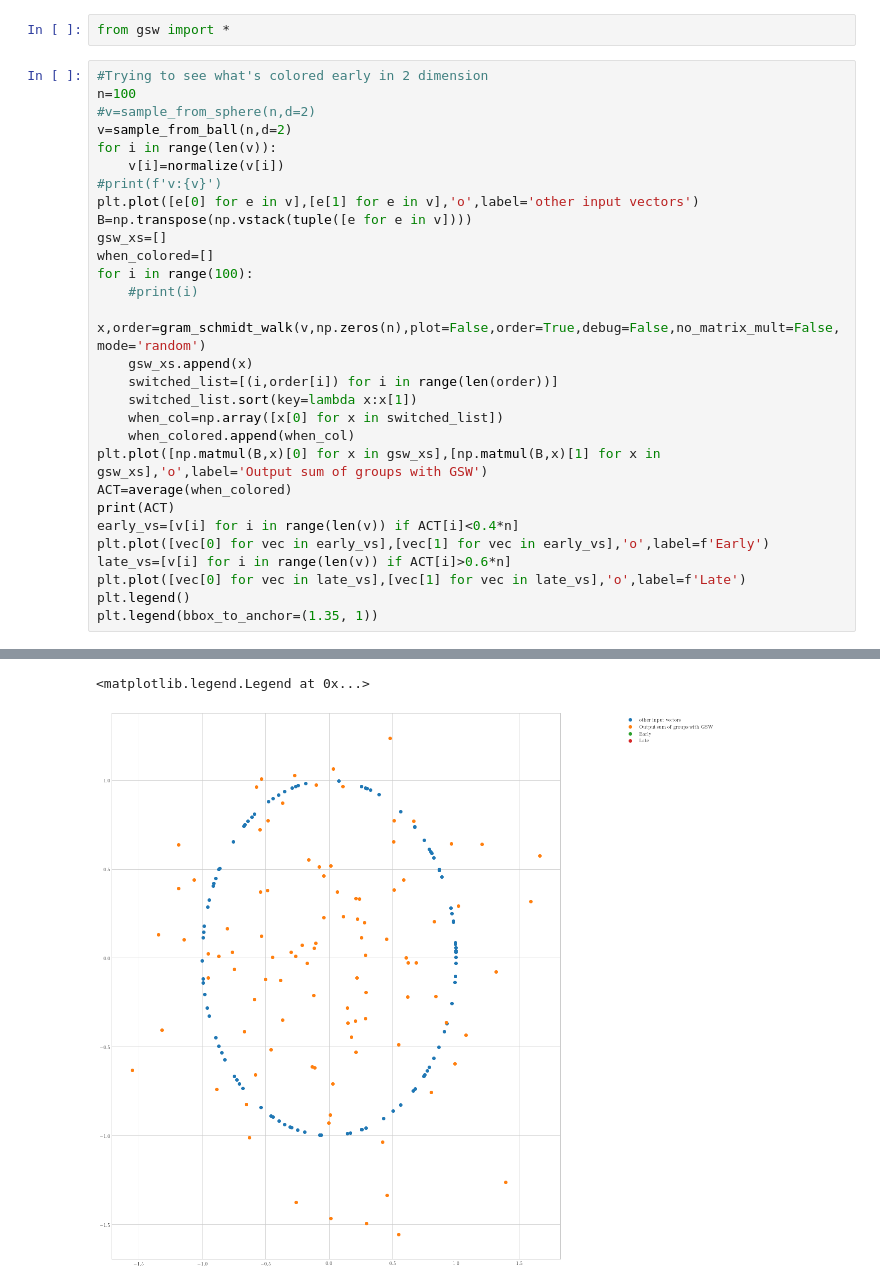
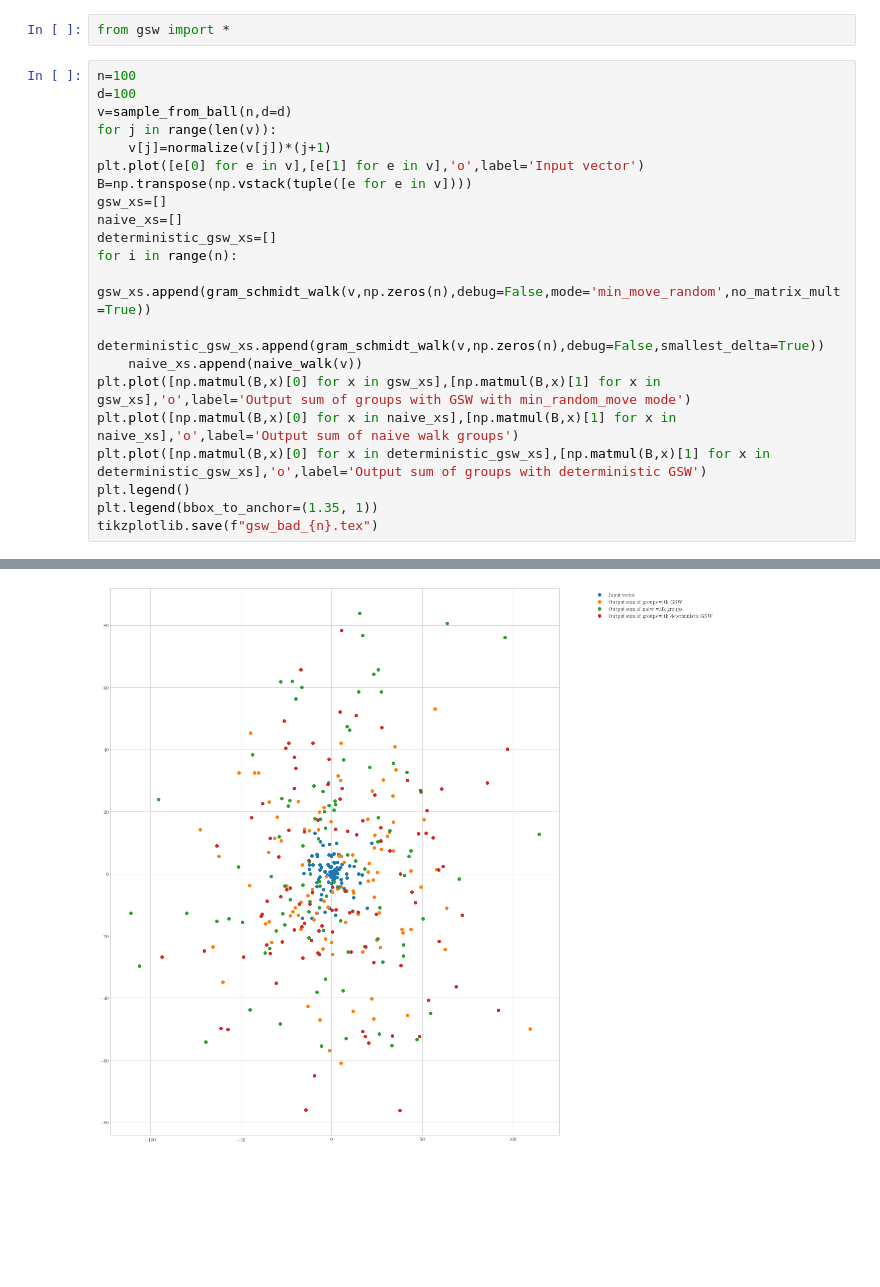
Before and after one commit to gbossy/GSWalk, a Jupyter notebook: Untitled1.ipynb, the cells around one changed output, grey strips where cells are left out. Drawn from its saved outputs; the diff is of its cells as text; blank space fills up the shorter version.

```diff
--- a/Untitled1.ipynb
+++ b/Untitled1.ipynb
@@ -1,32 +1,24 @@
 # %%
 from gsw import *
 # %%
-#Trying to see what's colored early in 2 dimension
 n=100
-#v=sample_from_sphere(n,d=2)
-v=sample_from_ball(n,d=2)
-for i in range(len(v)):
-    v[i]=normalize(v[i])
-#print(f'v:{v}')
-plt.plot([e[0] for e in v],[e[1] for e in v],'o',label='other input vectors')
+d=100
+v=sample_from_ball(n,d=d)
+for j in range(len(v)):
+    v[j]=normalize(v[j])*(j+1)
+plt.plot([e[0] for e in v],[e[1] for e in v],'o',label='Input vector')
 B=np.transpose(np.vstack(tuple([e for e in v])))
 gsw_xs=[]
-when_colored=[]
-for i in range(100):
-    #print(i)
-    x,order=gram_schmidt_walk(v,np.zeros(n),plot=False,order=True,debug=False,no_matrix_mult=False,mode='random')
-    gsw_xs.append(x)
-    switched_list=[(i,order[i]) for i in range(len(order))]
-    switched_list.sort(key=lambda x:x[1])
-    when_col=np.array([x[0] for x in switched_list])
-    when_colored.append(when_col)
-plt.plot([np.matmul(B,x)[0] for x in gsw_xs],[np.matmul(B,x)[1] for x in gsw_xs],'o',label='Output sum of groups with GSW')
-ACT=average(when_colored)
-print(ACT)
-early_vs=[v[i] for i in range(len(v)) if ACT[i]<0.4*n]
-plt.plot([vec[0] for vec in early_vs],[vec[1] for vec in early_vs],'o',label=f'Early')
-late_vs=[v[i] for i in range(len(v)) if ACT[i]>0.6*n]
-plt.plot([vec[0] for vec in late_vs],[vec[1] for vec in late_vs],'o',label=f'Late')
+naive_xs=[]
+deterministic_gsw_xs=[]
+for i in range(n):
+    gsw_xs.append(gram_schmidt_walk(v,np.zeros(n),debug=False,mode='min_move_random',no_matrix_mult=True))
+    deterministic_gsw_xs.append(gram_schmidt_walk(v,np.zeros(n),debug=False,smallest_delta=True))
+    naive_xs.append(naive_walk(v))
+plt.plot([np.matmul(B,x)[0] for x in gsw_xs],[np.matmul(B,x)[1] for x in gsw_xs],'o',label='Output sum of groups with GSW with min_random_move mode')
+plt.plot([np.matmul(B,x)[0] for x in naive_xs],[np.matmul(B,x)[1] for x in naive_xs],'o',label='Output sum of naive walk groups')
+plt.plot([np.matmul(B,x)[0] for x in deterministic_gsw_xs],[np.matmul(B,x)[1] for x in deterministic_gsw_xs],'o',label='Output sum of groups with deterministic GSW')
 plt.legend()
 plt.legend(bbox_to_anchor=(1.35, 1))
+tikzplotlib.save(f"gsw_bad_{n}.tex")
 # %% [output]
@@ -42,2 +27 @@ plt.legend(bbox_to_anchor=(1.35, 1))
-<matplotlib.legend.Legend at 0x...>
-[figure, old version]
+[figure, new version]
```
Also changed, not shown: parts of 36 cells of this notebook, 5 other files.
